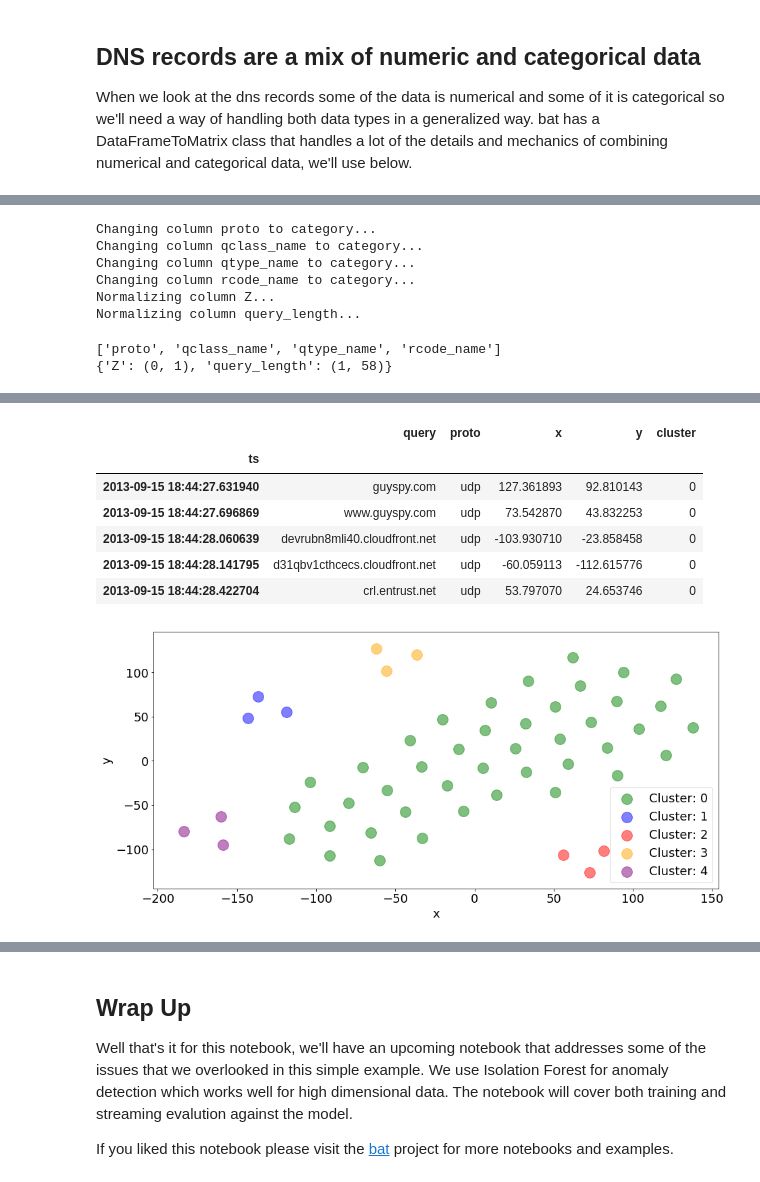
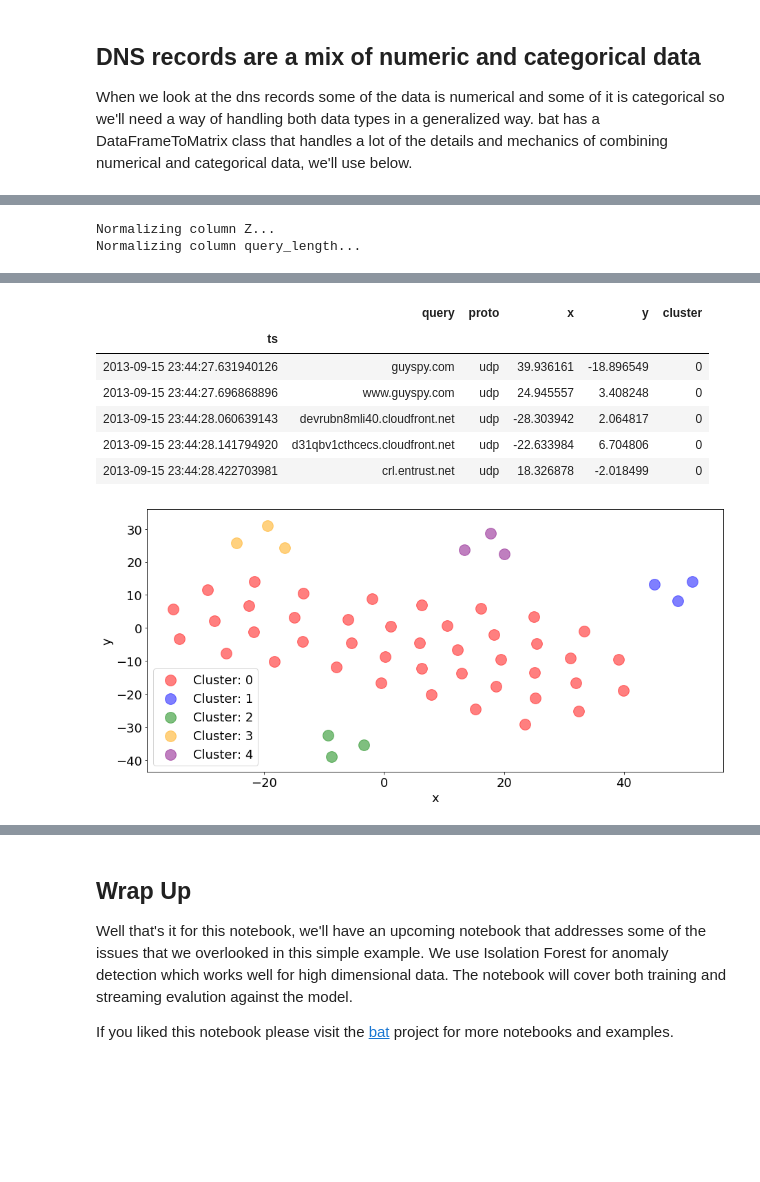
Before and after one commit to SuperCowPowers/zat, a Jupyter notebook: notebooks/Bro_to_Scikit_Learn.ipynb, the cells around one changed output, grey strips where cells are left out. Saved outputs shown, nothing was run; the diff lists cells and outputs as text; code cells hidden in the pictures; blank space fills up the shorter version.

```diff
--- a/notebooks/Bro_to_Scikit_Learn.ipynb
+++ b/notebooks/Bro_to_Scikit_Learn.ipynb
@@ -84,8 +83,8 @@ bro_df['query_length'] = bro_df['query'].str.len()
 When we look at the dns records some of the data is numerical and some of it is categorical so we'll need a way of handling both data types in a generalized way. bat has a DataFrameToMatrix class that handles a lot of the details and mechanics of combining numerical and categorical data, we'll use below.
 # %%
 # These are the features we want (note some of these are categorical :)
-features = ['AA', 'RA', 'RD', 'TC', 'Z', 'rejected', 'proto', 'query',
-            'qclass_name', 'qtype_name', 'rcode_name', 'query_length']
+features = ['AA', 'RA', 'RD', 'TC', 'Z', 'rejected', 'proto', 'qclass_name',
+            'qtype_name', 'rcode_name', 'query_length']
 feature_df = bro_df[features]
 feature_df.head()
 # %% [output]
@@ -107,19 +107,8 @@ feature_df.head()
 to_matrix = dataframe_to_matrix.DataFrameToMatrix()
 bro_matrix = to_matrix.fit_transform(feature_df)
 # %% [output]
-Changing column proto to category...
-Changing column qclass_name to category...
-Changing column qtype_name to category...
-Changing column rcode_name to category...
 Normalizing column Z...
 Normalizing column query_length...
-# %%
-# Just showing that the class is tracking categoricals and normalization maps
-print(to_matrix.cat_columns)
-print(to_matrix.norm_map)
-# %% [output]
-['proto', 'qclass_name', 'qtype_name', 'rcode_name']
-{'Z': (0, 1), 'query_length': (1, 58)}
 # %% [markdown]
 <div style="float: right; margin: 0px 0px 0px 0px"><img src="images/rock.gif" width="150px"></div>
 <div style="float: left; margin: 10px 20px 10px 10px"><img src="images/scikit.png" width="200px"></div>
@@ -140,11 +129,11 @@ bro_df[['query', 'proto', 'x', 'y', 'cluster']].head()  # Showing the scikit-lea
 # %% [output]
 |  | query | proto | x | y | cluster |
 | ts |  |  |  |  |  |
-| 2013-09-15 18:44:27.631940 | guyspy.com | udp | 127.361893 | 92.810143 | 0 |
-| 2013-09-15 18:44:27.696869 | www.guyspy.com | udp | 73.542870 | 43.832253 | 0 |
-| 2013-09-15 18:44:28.060639 | devrubn8mli40.cloudfront.net | udp | -103.930710 | -23.858458 | 0 |
-| 2013-09-15 18:44:28.141795 | d31qbv1cthcecs.cloudfront.net | udp | -60.059113 | -112.615776 | 0 |
-| 2013-09-15 18:44:28.422704 | crl.entrust.net | udp | 53.797070 | 24.653746 | 0 |
+| 2013-09-15 23:44:27.631940126 | guyspy.com | udp | 39.936161 | -18.896549 | 0 |
+| 2013-09-15 23:44:27.696868896 | www.guyspy.com | udp | 24.945557 | 3.408248 | 0 |
+| 2013-09-15 23:44:28.060639143 | devrubn8mli40.cloudfront.net | udp | -28.303942 | 2.064817 | 0 |
+| 2013-09-15 23:44:28.141794920 | d31qbv1cthcecs.cloudfront.net | udp | -22.633984 | 6.704806 | 0 |
+| 2013-09-15 23:44:28.422703981 | crl.entrust.net | udp | 18.326878 | -2.018499 | 0 |
 # %%
 # Plotting defaults
 %matplotlib inline
@@ -154,15 +143,15 @@ plt.rcParams['figure.figsize'] = 15.0, 7.0
 # %%
 # Now use dataframe group by cluster
 cluster_groups = bro_df.groupby('cluster')
 
 # Plot the Machine Learning results
 fig, ax = plt.subplots()
-colors = {0:'green', 1:'blue', 2:'red', 3:'orange', 4:'purple'}
+colors = {0:'red', 1:'blue', 2:'green', 3:'orange', 4:'purple', 5:'black'}
 for key, group in cluster_groups:
     group.plot(ax=ax, kind='scatter', x='x', y='y', alpha=0.5, s=250,
                label='Cluster: {:d}'.format(key), color=colors[key])
 # %% [output]
-[figure, old version]
+[figure, new version]
 # %% [markdown]
 <div style="float: right; margin: 20px 20px 20px 20px"><img src="images/eyeball.jpeg" width="200px"></div>
 
```
Also changed, not shown: parts of 6 cells of this notebook.
